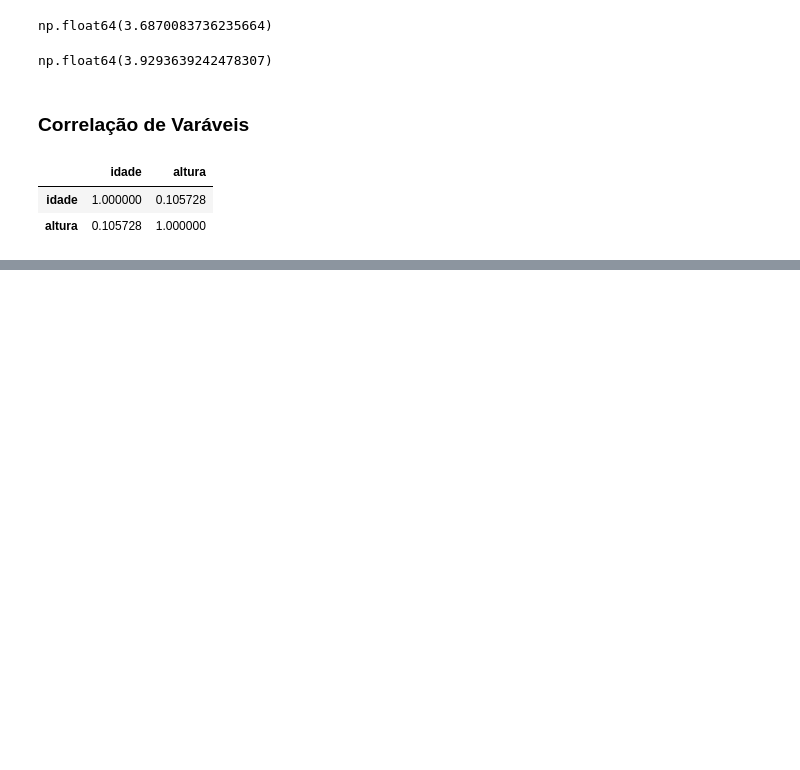
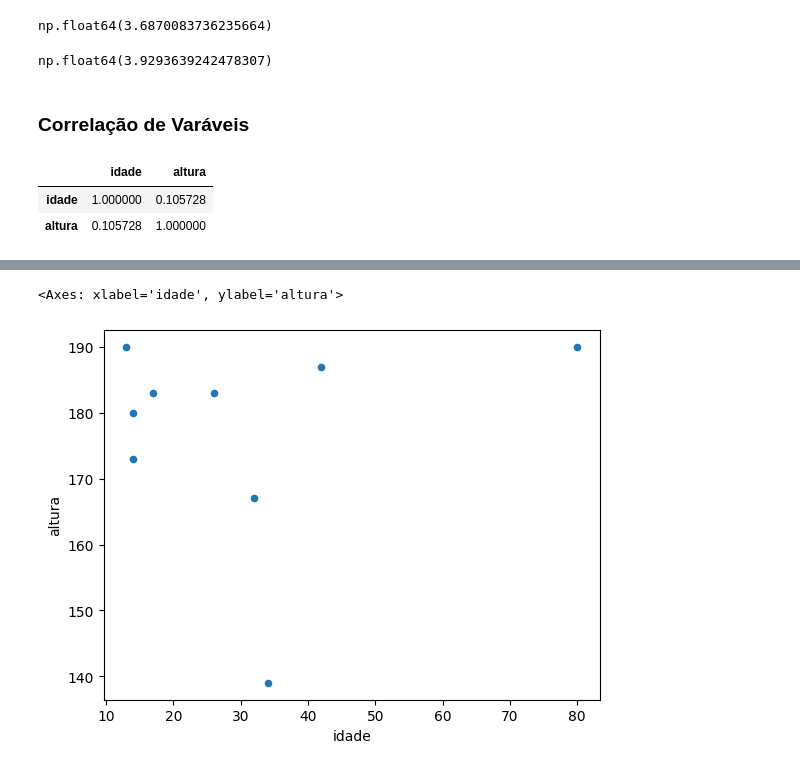
Before and after one commit to AlexandreFeltrin/EstudoIA, a Jupyter notebook: estatisticadev/estatistica_devs.ipynb, the cells around one changed output, grey strips where cells are left out. Cells and saved outputs as stored; diff of their text form; code cells hidden in the pictures; blank space fills up the shorter version.

```diff
--- a/estatisticadev/estatistica_devs.ipynb
+++ b/estatisticadev/estatistica_devs.ipynb
@@ -109,0 +151,7 @@ df_medidas.corr(method='pearson',)
+# %%
+#grafico de dispersão
+
+df_medidas.plot.scatter(x = 'idade', y='altura')
+# %% [output]
+<Axes: xlabel='idade', ylabel='altura'>
+[figure, added]
```
Also changed, not shown: parts of 17 cells of this notebook, 3 other files.
